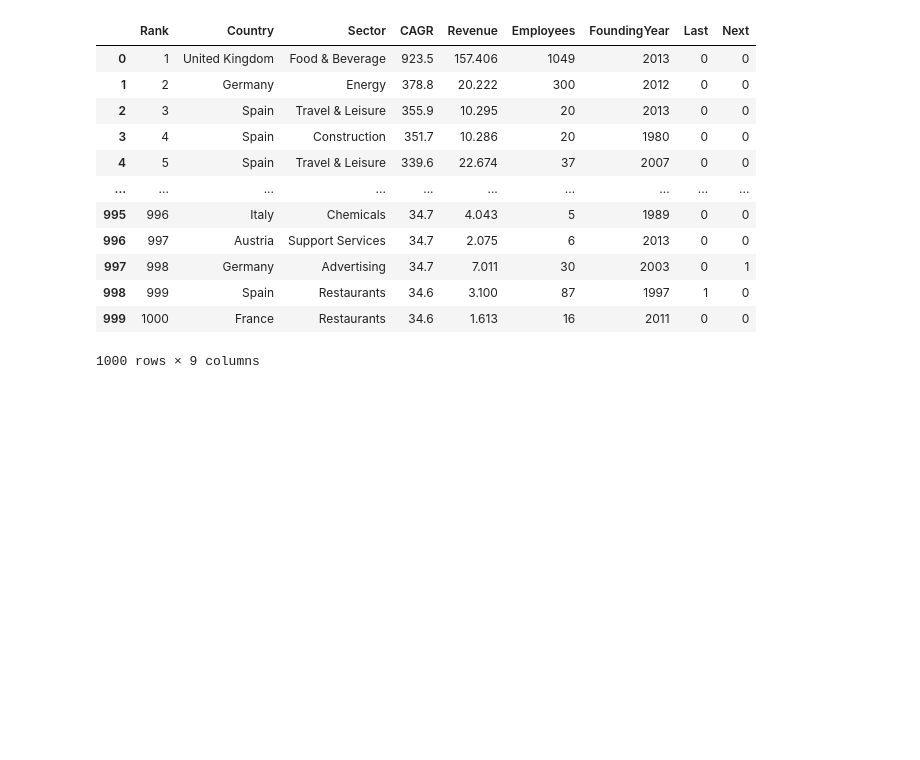
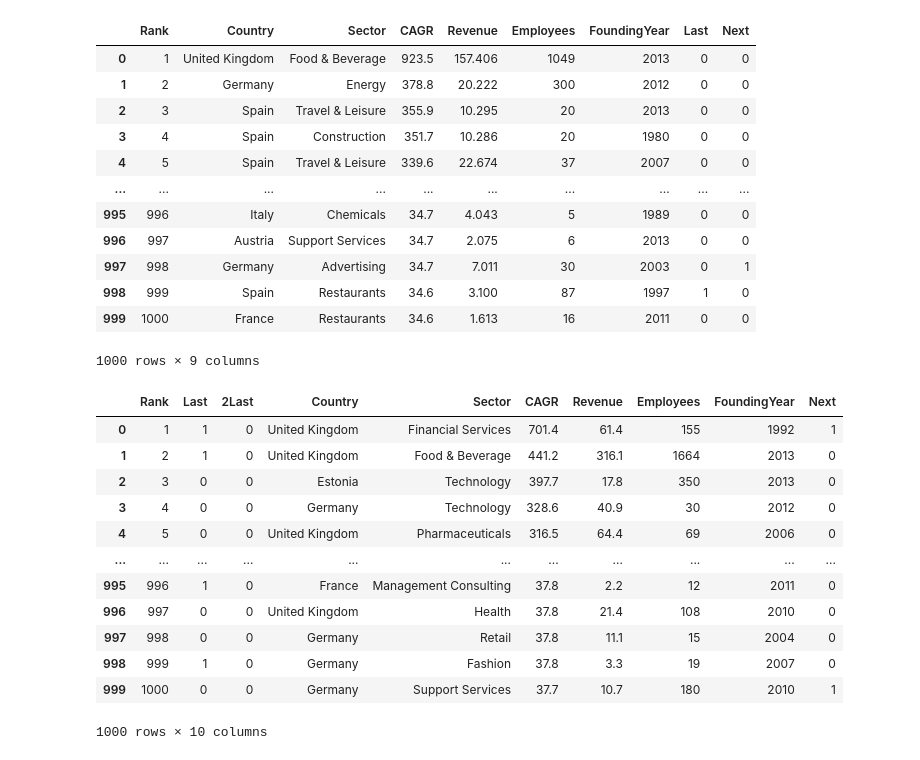
Before and after one commit to kenroly/IntroductionToDataScience, a Jupyter notebook: DataModeling.ipynb, the cells around one changed output. Drawn from its saved outputs; the diff is of its cells as text; code cells hidden in the pictures; blank space fills up the shorter version.

```diff
--- a/DataModeling.ipynb
+++ b/DataModeling.ipynb
@@ -183,3 +183,37 @@ df2018
 | 998 | 999 | Spain | Restaurants | 34.6 | 3.100 | 87 | 1997 | 1 | 0 |
 | 999 | 1000 | France | Restaurants | 34.6 | 1.613 | 16 | 2011 | 0 | 0 |
 1000 rows × 9 columns
+# %%
+df2019.rename(columns = {
+    'Company': 'Name',
+    'In 2018 list?': 'Last',
+    'In 2017 list?': '2Last',
+    'Revenue CAGR 2014-17': 'CAGR',
+    'Revenue 2017 (€m)': 'Revenue',
+    'Employees 2017': 'Employees',
+    'Founded': 'FoundingYear'
+}, inplace = True)
+
+df2019['Next'] = df2019['Name'].isin(df2020['Name'])
+df2019['CAGR'] = df2019['CAGR'].str.replace('%', '').astype(float)
+df2019.replace({'yes': 1, 'no': 0}, inplace = True)
+df2019.replace({True: 1, False: 0}, inplace = True)
+df2019['Employees'] = df2019['Employees'].fillna(df2019['Employees'].median()).astype(int)
+df2019['FoundingYear'] = df2019['FoundingYear'].astype(int)
+df2019.drop(columns = ['Name', 'Absolute revenue growth', 'Employee growth 2014-17'], inplace = True)
+
+df2019
+# %% [output]
+|  | Rank | Last | 2Last | Country | Sector | CAGR | Revenue | Employees | FoundingYear | Next |
+| 0 | 1 | 1 | 0 | United Kingdom | Financial Services | 701.4 | 61.4 | 155 | 1992 | 1 |
+| 1 | 2 | 1 | 0 | United Kingdom | Food & Beverage | 441.2 | 316.1 | 1664 | 2013 | 0 |
+| 2 | 3 | 0 | 0 | Estonia | Technology | 397.7 | 17.8 | 350 | 2013 | 0 |
+| 3 | 4 | 0 | 0 | Germany | Technology | 328.6 | 40.9 | 30 | 2012 | 0 |
+| 4 | 5 | 0 | 0 | United Kingdom | Pharmaceuticals | 316.5 | 64.4 | 69 | 2006 | 0 |
+| ... | ... | ... | ... | ... | ... | ... | ... | ... | ... | ... |
+| 995 | 996 | 1 | 0 | France | Management Consulting | 37.8 | 2.2 | 12 | 2011 | 0 |
+| 996 | 997 | 0 | 0 | United Kingdom | Health | 37.8 | 21.4 | 108 | 2010 | 0 |
+| 997 | 998 | 0 | 0 | Germany | Retail | 37.8 | 11.1 | 15 | 2004 | 0 |
+| 998 | 999 | 1 | 0 | Germany | Fashion | 37.8 | 3.3 | 19 | 2007 | 0 |
+| 999 | 1000 | 0 | 0 | Germany | Support Services | 37.7 | 10.7 | 180 | 2010 | 1 |
+1000 rows × 10 columns
```
